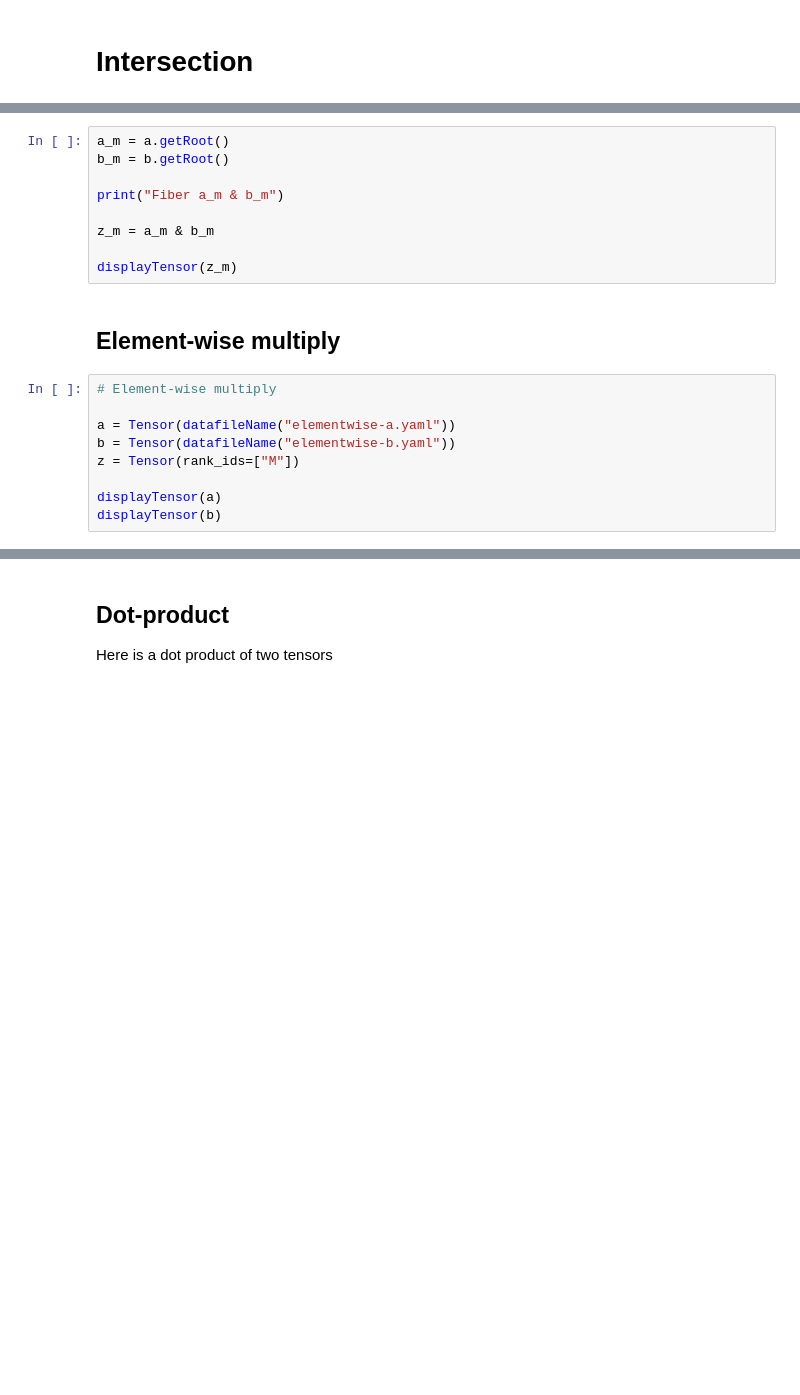
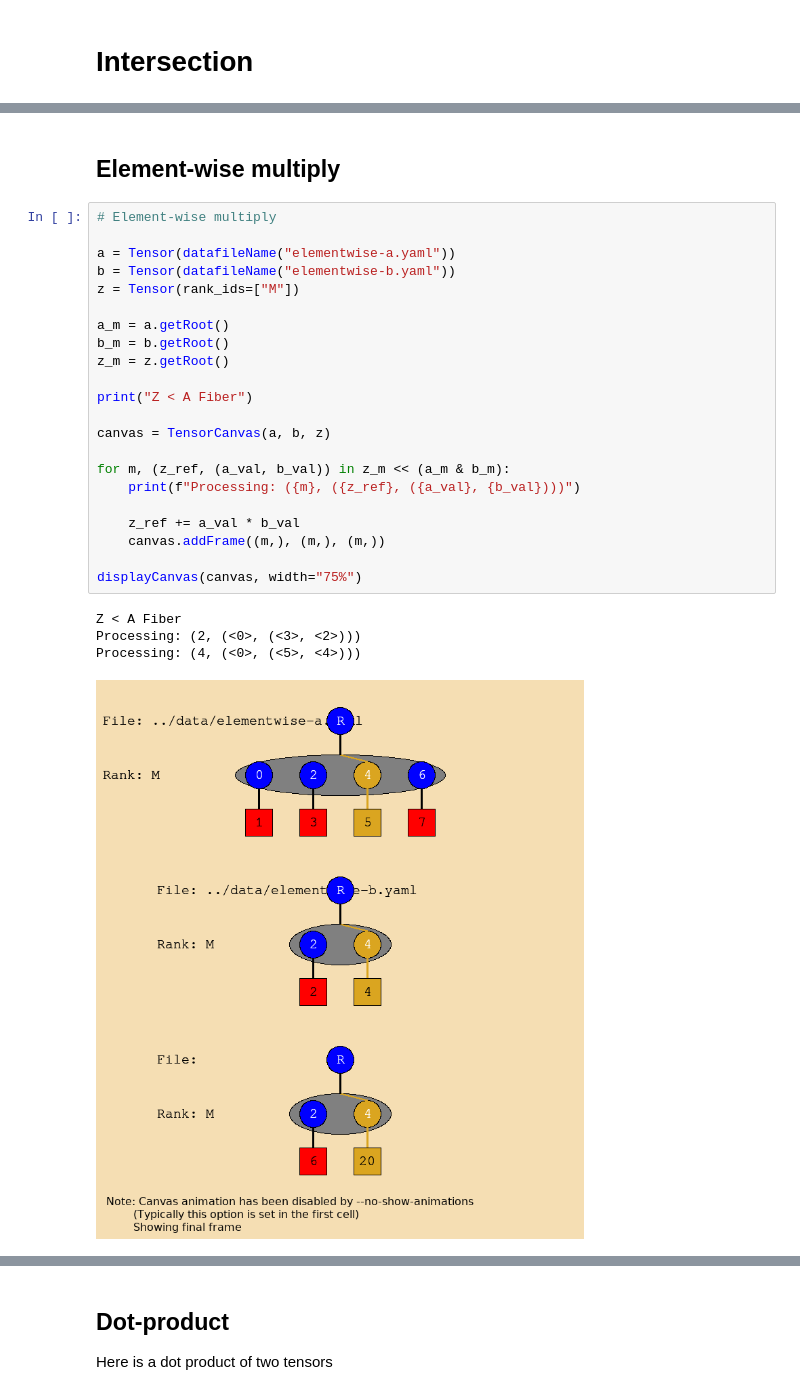
Before and after one commit to Fibertree-Project/fibertree, a Jupyter notebook: examples/ipython/fibertree.ipynb, the cells around one changed output, grey strips where cells are left out. Saved outputs shown, nothing was run; the diff lists cells and outputs as text; blank space fills up the shorter version.

```diff
--- a/examples/ipython/fibertree.ipynb
+++ b/examples/ipython/fibertree.ipynb
@@ -75,20 +134,29 @@ displayTensor(b)
-# %%
-a_m = a.getRoot()
-b_m = b.getRoot()
-
-print("Fiber a_m & b_m")
-
-z_m = a_m & b_m
-
-displayTensor(z_m)
 # %% [markdown]
 ## Element-wise multiply
 # %%
 # Element-wise multiply
 
 a = Tensor(datafileName("elementwise-a.yaml"))
 b = Tensor(datafileName("elementwise-b.yaml"))
 z = Tensor(rank_ids=["M"])
 
-displayTensor(a)
-displayTensor(b)
+a_m = a.getRoot()
+b_m = b.getRoot()
+z_m = z.getRoot()
+
+print("Z < A Fiber")
+
+canvas = TensorCanvas(a, b, z)
+
+for m, (z_ref, (a_val, b_val)) in z_m << (a_m & b_m):
+    print(f"Processing: ({m}, ({z_ref}, ({a_val}, {b_val})))")
+
+    z_ref += a_val * b_val
+    canvas.addFrame((m,), (m,), (m,))
+
+displayCanvas(canvas, width="75%")
+# %% [output]
+Z < A Fiber
+Processing: (2, (<0>, (<3>, <2>)))
+Processing: (4, (<0>, (<5>, <4>)))
+[figure, added]
```
Also changed, not shown: parts of 16 cells of this notebook, 4 other files.
